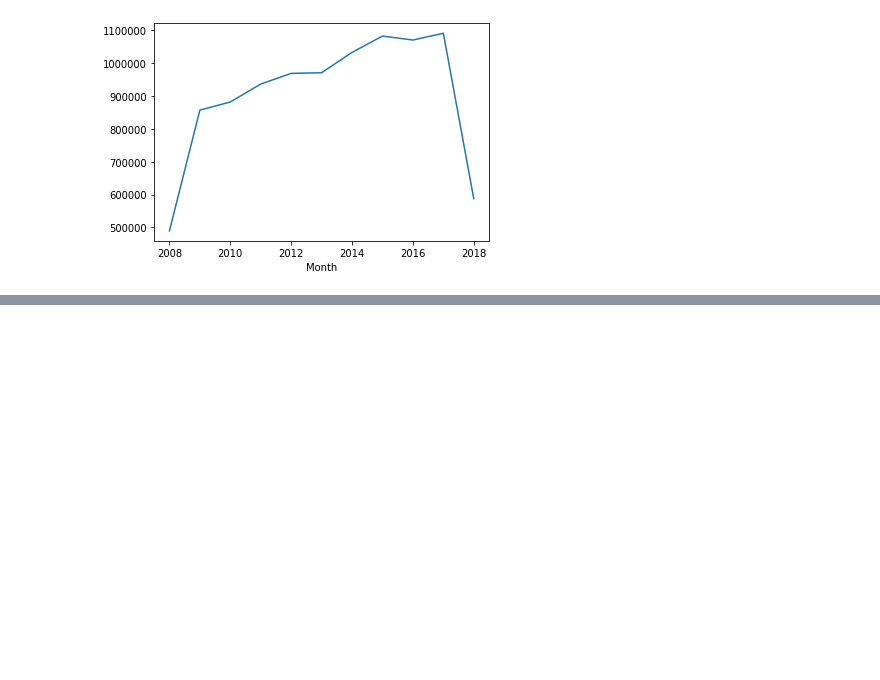
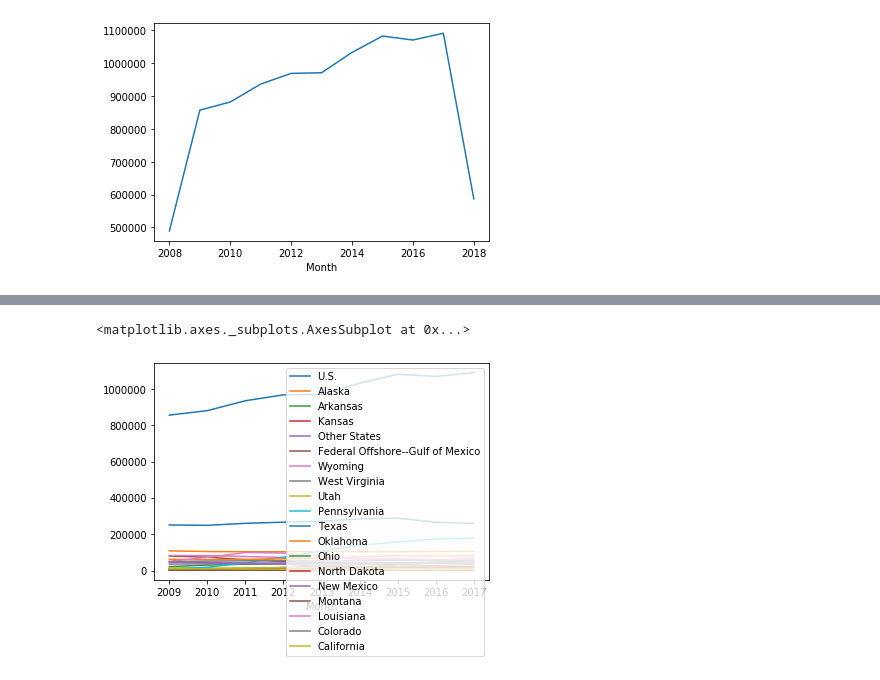
Before and after one commit to OlivierPaulo/DS4E, a Jupyter notebook: le-wagon-exercises/us-oil-and-gas-production/jupyter_init.ipynb, the cells around one changed output, grey strips where cells are left out. Drawn from its saved outputs; the diff is of its cells as text; code cells hidden in the pictures; blank space fills up the shorter version.

```diff
--- a/le-wagon-exercises/us-oil-and-gas-production/jupyter_init.ipynb
+++ b/le-wagon-exercises/us-oil-and-gas-production/jupyter_init.ipynb
@@ -189,0 +219,2 @@ year["U.S."].plot()
+# %%
+year_range = np.logical_and(year.index >= 2009,year.index <= 2017)
@@ -189,0 +240,5 @@ year["U.S."].plot()
+# %%
+year[year_range].plot()
+# %% [output]
+<matplotlib.axes._subplots.AxesSubplot at 0x...>
+[figure, added]
```
Also changed, not shown: parts of 29 cells of this notebook, 1 other file.
